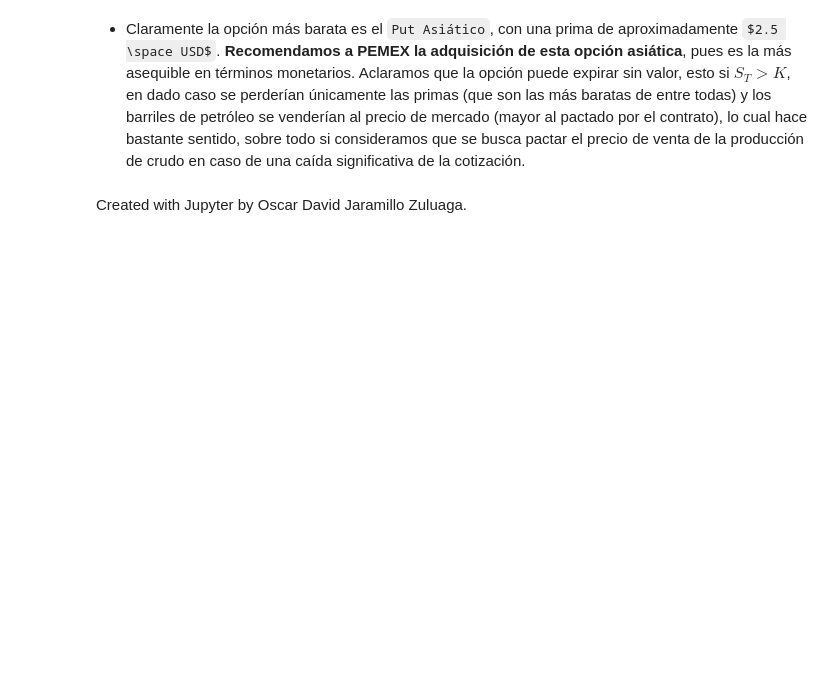
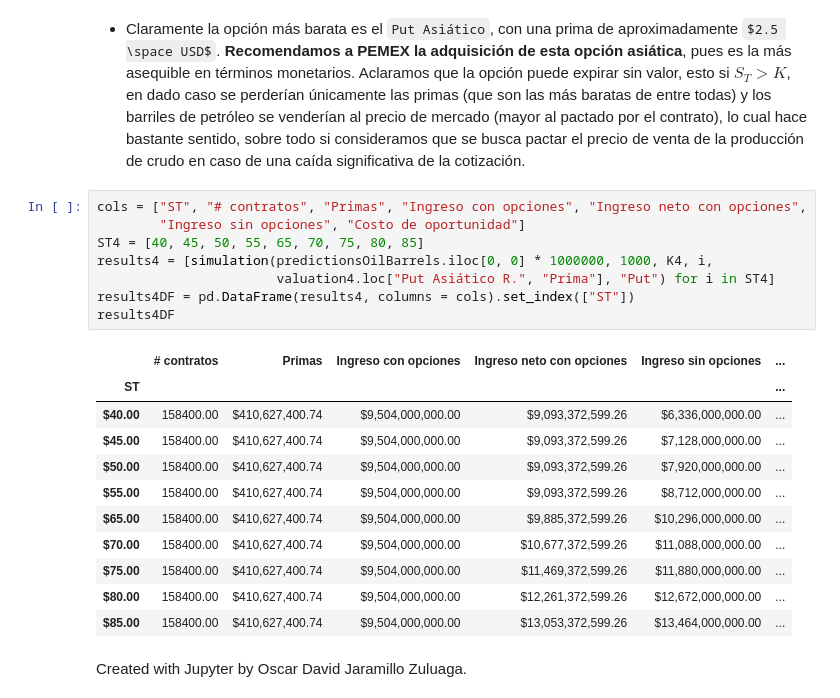
Before and after one commit to diegolazareno/Examen3_SPF, a Jupyter notebook: Examen_Tema3_DALopez.ipynb, the cells around one changed output. Cells and saved outputs as stored; diff of their text form; some formulas as TeX source; blank space fills up the shorter version.

```diff
--- a/Examen_Tema3_DALopez.ipynb
+++ b/Examen_Tema3_DALopez.ipynb
@@ -771,5 +771,25 @@ valuation4
 # %% [markdown]
 + Claramente la opción más barata es el `Put Asiático`, con una prima de aproximadamente $2.5 \space USD$. **Recomendamos a PEMEX la adquisición de esta opción asiática**, pues es la más asequible en términos monetarios. Aclaramos que la opción puede expirar sin valor, esto si $S_T > K$, en dado caso se perderían únicamente las primas (que son las más baratas de entre todas) y los barriles de petróleo se venderían al precio de mercado (mayor al pactado por el contrato), lo cual hace bastante sentido, sobre todo si consideramos que se busca pactar el precio de venta de la producción de crudo en caso de una caída significativa de la cotización.
+# %%
+cols = ["ST", "# contratos", "Primas", "Ingreso con opciones", "Ingreso neto con opciones",
+        "Ingreso sin opciones", "Costo de oportunidad"]
+ST4 = [40, 45, 50, 55, 65, 70, 75, 80, 85]
+results4 = [simulation(predictionsOilBarrels.iloc[0, 0] * 1000000, 1000, K4, i,
+                       valuation4.loc["Put Asiático R.", "Prima"], "Put") for i in ST4]
+results4DF = pd.DataFrame(results4, columns = cols).set_index(["ST"])
+results4DF
+# %% [output]
+|  | # contratos | Primas | Ingreso con opciones | Ingreso neto con opciones | Ingreso sin opciones | ... |
+| ST |  |  |  |  |  | ... |
+| $40.00 | 158400.00 | $410,627,400.74 | $9,504,000,000.00 | $9,093,372,599.26 | $6,336,000,000.00 | ... |
+| $45.00 | 158400.00 | $410,627,400.74 | $9,504,000,000.00 | $9,093,372,599.26 | $7,128,000,000.00 | ... |
+| $50.00 | 158400.00 | $410,627,400.74 | $9,504,000,000.00 | $9,093,372,599.26 | $7,920,000,000.00 | ... |
+| $55.00 | 158400.00 | $410,627,400.74 | $9,504,000,000.00 | $9,093,372,599.26 | $8,712,000,000.00 | ... |
+| $65.00 | 158400.00 | $410,627,400.74 | $9,504,000,000.00 | $9,885,372,599.26 | $10,296,000,000.00 | ... |
+| $70.00 | 158400.00 | $410,627,400.74 | $9,504,000,000.00 | $10,677,372,599.26 | $11,088,000,000.00 | ... |
+| $75.00 | 158400.00 | $410,627,400.74 | $9,504,000,000.00 | $11,469,372,599.26 | $11,880,000,000.00 | ... |
+| $80.00 | 158400.00 | $410,627,400.74 | $9,504,000,000.00 | $12,261,372,599.26 | $12,672,000,000.00 | ... |
+| $85.00 | 158400.00 | $410,627,400.74 | $9,504,000,000.00 | $13,053,372,599.26 | $13,464,000,000.00 | ... |
 # %% [markdown]
 <script>
   $(document).ready(function(){
```
Also changed, not shown: parts of 1 cell of this notebook.
